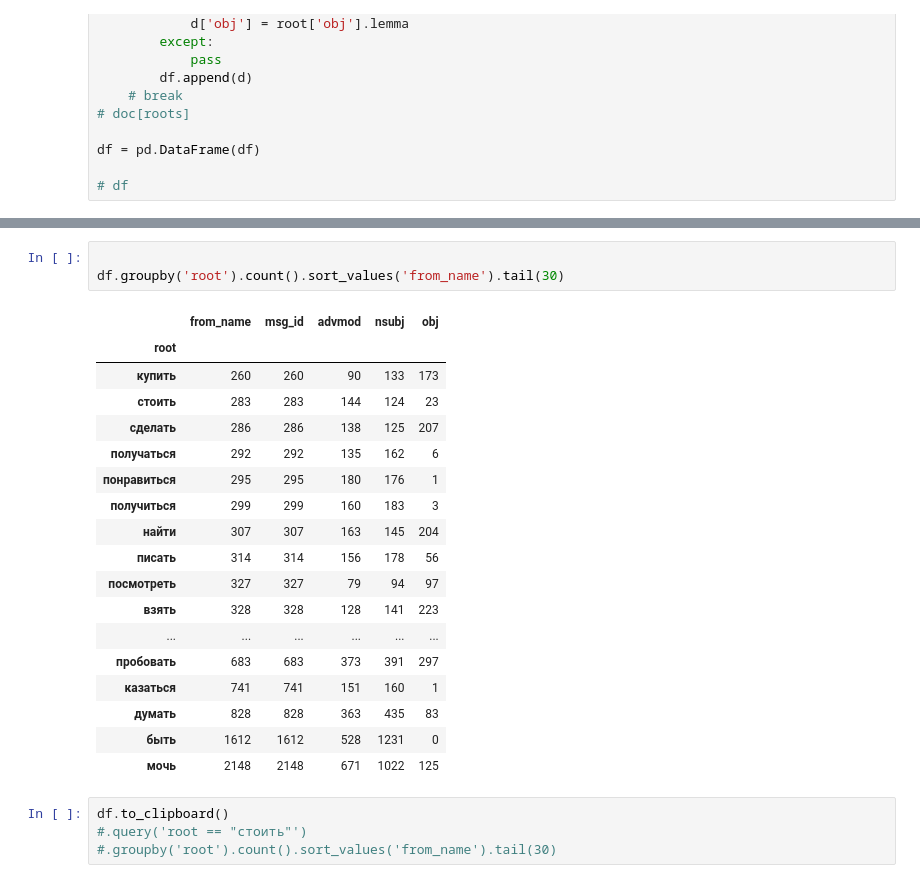
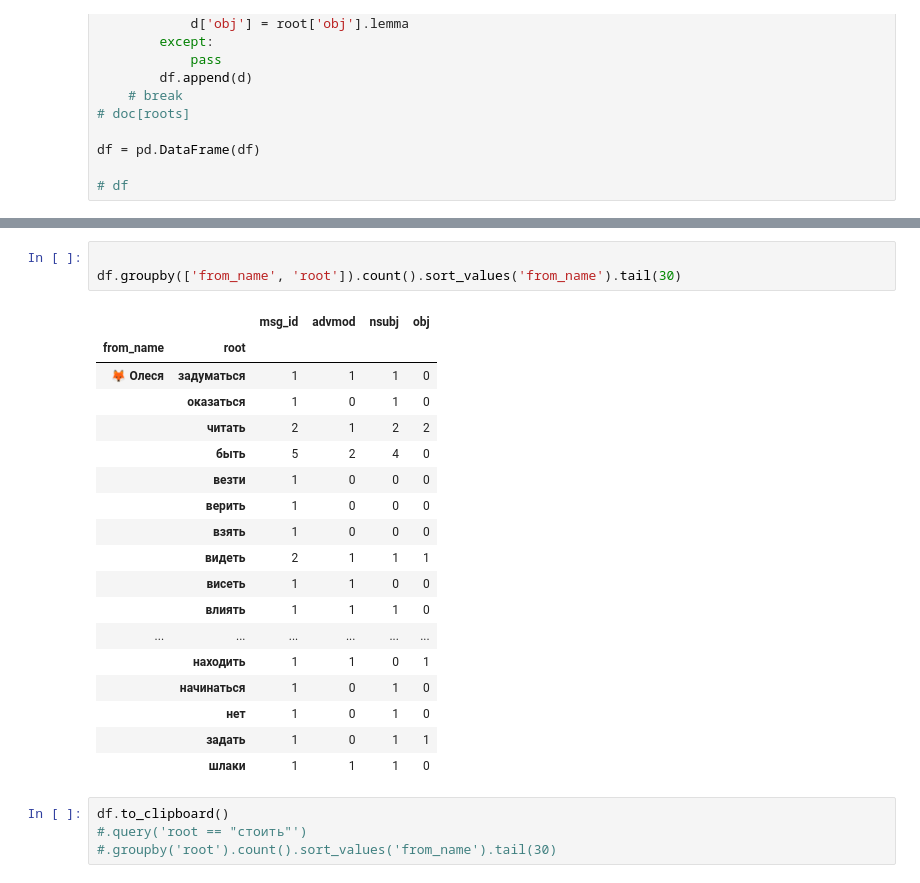
Before and after one commit to mkoninin/tg-json-analysis, a Jupyter notebook: 100 - парсер предложений.ipynb, the cells around one changed output, grey strips where cells are left out. Cells and saved outputs as stored; diff of their text form.

```diff
--- a/100 - парсер предложений.ipynb
+++ b/100 - парсер предложений.ipynb
@@ -160,25 +196,25 @@ df = pd.DataFrame(df)
 # %%
 
-df.groupby('root').count().sort_values('from_name').tail(30)
+df.groupby(['from_name', 'root']).count().sort_values('from_name').tail(30)
 # %% [output]
-|  | from_name | msg_id | advmod | nsubj | obj |
-| root |  |  |  |  |  |
-| купить | 260 | 260 | 90 | 133 | 173 |
-| стоить | 283 | 283 | 144 | 124 | 23 |
-| сделать | 286 | 286 | 138 | 125 | 207 |
-| получаться | 292 | 292 | 135 | 162 | 6 |
-| понравиться | 295 | 295 | 180 | 176 | 1 |
-| получиться | 299 | 299 | 160 | 183 | 3 |
-| найти | 307 | 307 | 163 | 145 | 204 |
-| писать | 314 | 314 | 156 | 178 | 56 |
-| посмотреть | 327 | 327 | 79 | 94 | 97 |
-| взять | 328 | 328 | 128 | 141 | 223 |
+|  |  | msg_id | advmod | nsubj | obj |
+| from_name | root |  |  |  |  |
+| 🦊 Олеся | задуматься | 1 | 1 | 1 | 0 |
+|  | оказаться | 1 | 0 | 1 | 0 |
+|  | читать | 2 | 1 | 2 | 2 |
+|  | быть | 5 | 2 | 4 | 0 |
+|  | везти | 1 | 0 | 0 | 0 |
+|  | верить | 1 | 0 | 0 | 0 |
+|  | взять | 1 | 0 | 0 | 0 |
+|  | видеть | 2 | 1 | 1 | 1 |
+|  | висеть | 1 | 1 | 0 | 0 |
+|  | влиять | 1 | 1 | 1 | 0 |
 | ... | ... | ... | ... | ... | ... |
-| пробовать | 683 | 683 | 373 | 391 | 297 |
-| казаться | 741 | 741 | 151 | 160 | 1 |
-| думать | 828 | 828 | 363 | 435 | 83 |
-| быть | 1612 | 1612 | 528 | 1231 | 0 |
-| мочь | 2148 | 2148 | 671 | 1022 | 125 |
+|  | находить | 1 | 1 | 0 | 1 |
+|  | начинаться | 1 | 0 | 1 | 0 |
+|  | нет | 1 | 0 | 1 | 0 |
+|  | задать | 1 | 0 | 1 | 1 |
+|  | шлаки | 1 | 1 | 1 | 0 |
 # %%
 df.to_clipboard()
 #.query('root == "стоить"')
```
Also changed, not shown: parts of 3 cells of this notebook.
